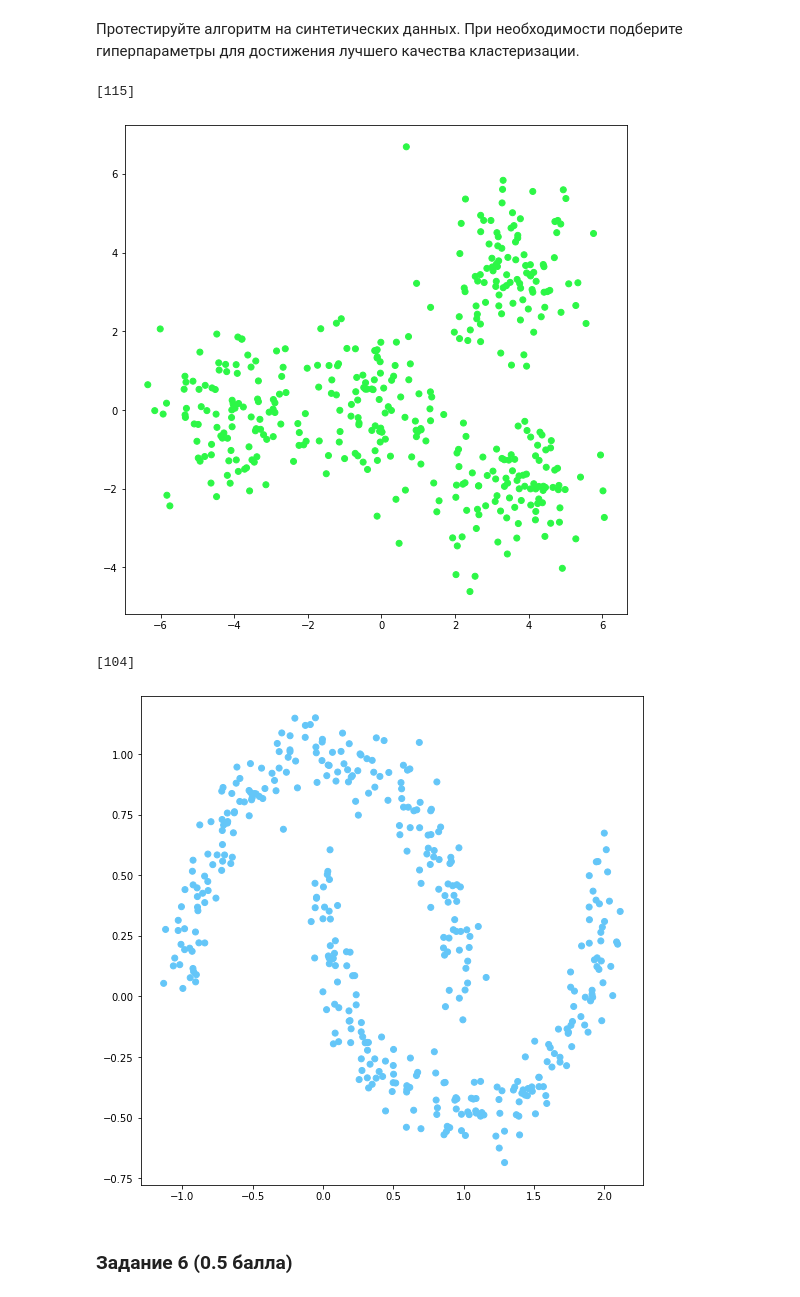
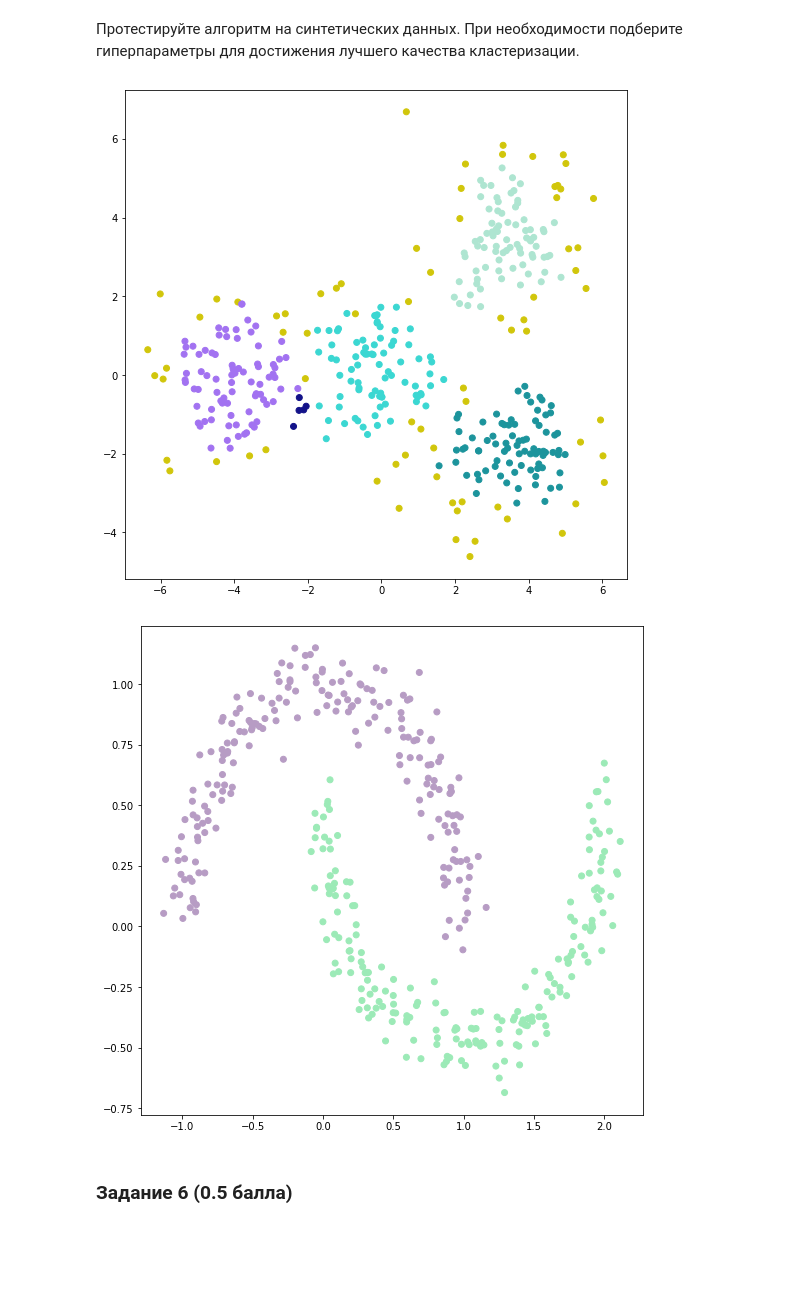
Before and after one commit to NikKonst/ib_ml_hw1, a Jupyter notebook: HW_2_kNN_Clustering.ipynb, the cells around one changed output. Drawn from its saved outputs; the diff is of its cells as text; code cells hidden in the pictures; blank space fills up the shorter version.

```diff
--- a/HW_2_kNN_Clustering.ipynb
+++ b/HW_2_kNN_Clustering.ipynb
@@ -449,35 +449,48 @@ class DBScan:
 
         labels = [-1] * X.shape[0]
 
-        C = 1
+        C = 0
 
         for i, x in enumerate(X):
             if labels[i] == -1:
-                ind = tree.query_radius(x, r=self.eps)
+                ind = self.kdtree.query_radius(np.array([x]), r=self.eps)[0]
+                ind = list(ind)
                 if len(ind) < self.min_samples:
-                    labels[i] = 0
+                    labels[i] = -2
                 else:
                     labels[i] = C
                     for s in ind:
-
+                        if labels[s] != -1:
+                            continue
+                        labels[s] = C
+                        new_ind = self.kdtree.query_radius(np.array([X[s]]), r=self.eps)[0]
+                        new_ind = list(new_ind)
+                        if len(new_ind) >= self.min_samples:
+                            for n in new_ind:
+                                if n not in ind:
+                                    ind.append(n)
                     C += 1
 
+        N = max(labels) + 1
+
+        for i in range(len(labels)):
+            if labels[i] == -2:
+                labels[i] = N
+
         return labels
 # %% [markdown]
 Протестируйте алгоритм на синтетических данных. При необходимости подберите гиперпараметры для достижения лучшего качества кластеризации.
 # %%
-dbscan = DBScan()
+dbscan = DBScan(eps=0.5)
 labels = dbscan.fit_predict(X_1)
 visualize_clasters(X_1, labels)
 
-dbscan = DBScan()
+dbscan = DBScan(eps=0.2)
 labels = dbscan.fit_predict(X_2)
 visualize_clasters(X_2, labels)
 # %% [output]
-[115]
-[figure, old version]
+[figure, new version]
-[104]
-[figure, old version]
+[figure, new version]
 # %% [markdown]
 ### Задание 6 (0.5 балла)
 # %% [markdown]
```
